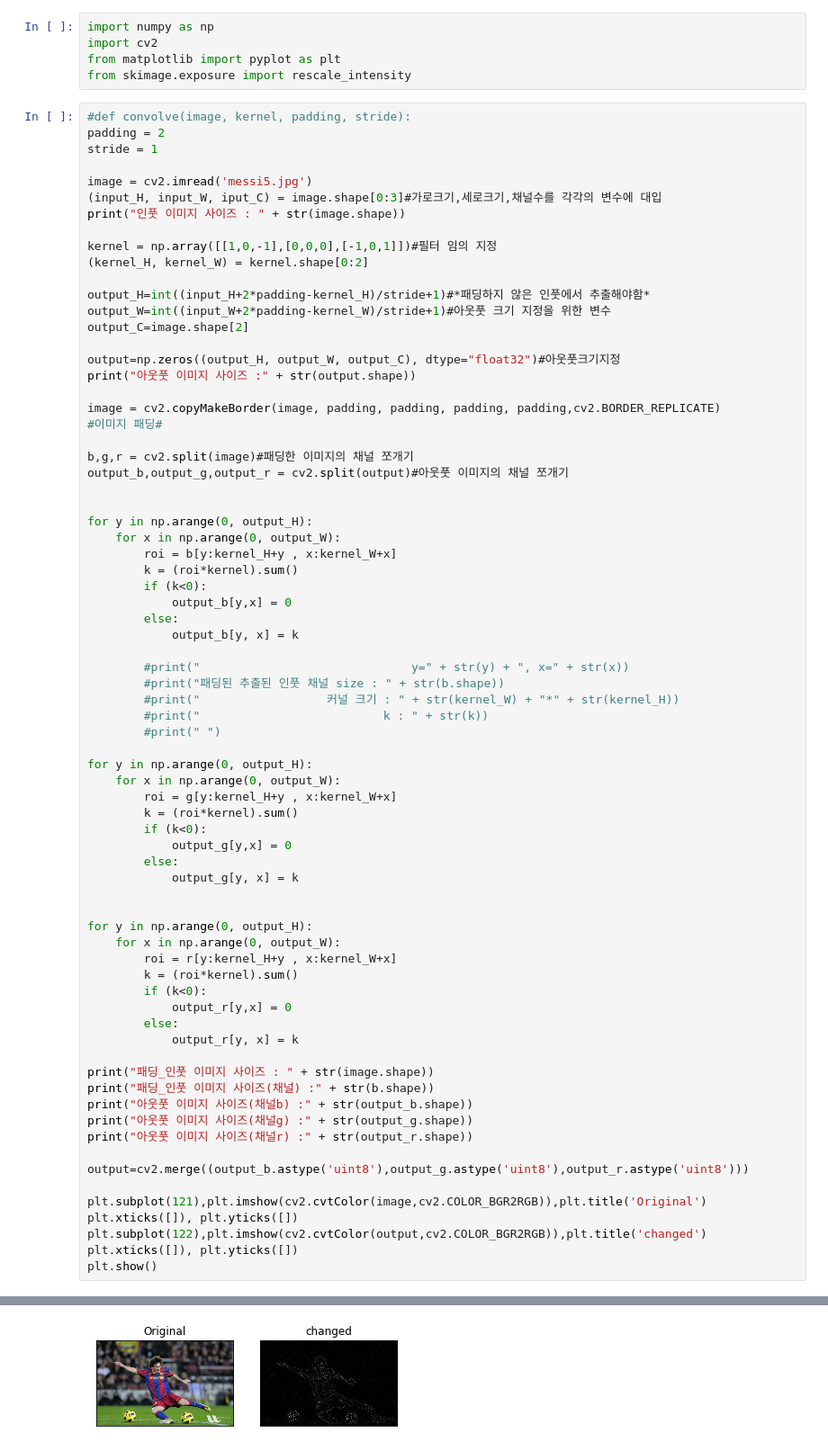
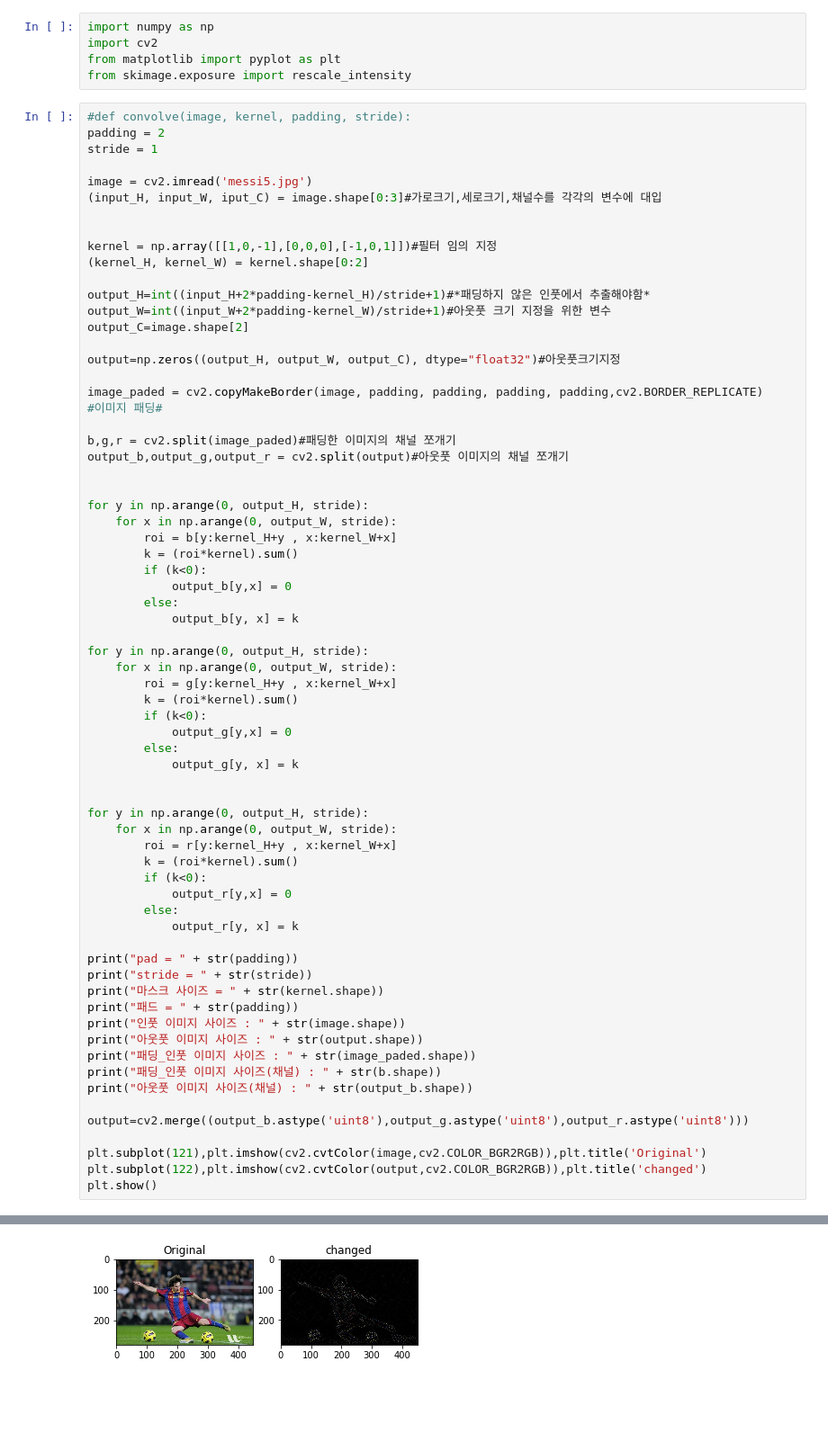
Before and after one commit to junine1210/convolution, a Jupyter notebook: convolution.ipynb, the cells around one changed output, grey strips where cells are left out. Shown: that part at 90% size. Cells and saved outputs as stored; diff of their text form; blank space fills up the shorter version.

Commit message:
stride 추가

```diff
--- a/convolution.ipynb
+++ b/convolution.ipynb
@@ -10,7 +10,7 @@ stride = 1
 
 image = cv2.imread('messi5.jpg')
 (input_H, input_W, iput_C) = image.shape[0:3]#가로크기,세로크기,채널수를 각각의 변수에 대입
-print("인풋 이미지 사이즈 : " + str(image.shape))
+
 
 kernel = np.array([[1,0,-1],[0,0,0],[-1,0,1]])#필터 임의 지정
 (kernel_H, kernel_W) = kernel.shape[0:2]
@@ -20,17 +20,16 @@ output_W=int((input_W+2*padding-kernel_W)/stride+1)#아웃풋 크기 지정을
 output_C=image.shape[2]
 
 output=np.zeros((output_H, output_W, output_C), dtype="float32")#아웃풋크기지정
-print("아웃풋 이미지 사이즈 :" + str(output.shape))
 
-image = cv2.copyMakeBorder(image, padding, padding, padding, padding,cv2.BORDER_REPLICATE)
+image_paded = cv2.copyMakeBorder(image, padding, padding, padding, padding,cv2.BORDER_REPLICATE)
 #이미지 패딩#
 
-b,g,r = cv2.split(image)#패딩한 이미지의 채널 쪼개기
+b,g,r = cv2.split(image_paded)#패딩한 이미지의 채널 쪼개기
 output_b,output_g,output_r = cv2.split(output)#아웃풋 이미지의 채널 쪼개기
 
 
-for y in np.arange(0, output_H):
-    for x in np.arange(0, output_W):
+for y in np.arange(0, output_H, stride):
+    for x in np.arange(0, output_W, stride):
         roi = b[y:kernel_H+y , x:kernel_W+x]
         k = (roi*kernel).sum()
         if (k<0):
@@ -38,14 +37,8 @@ for y in np.arange(0, output_H):
         else:
             output_b[y, x] = k
 
-        #print("                              y=" + str(y) + ", x=" + str(x))
-        #print("패딩된 추출된 인풋 채널 size : " + str(b.shape))
-        #print("                  커널 크기 : " + str(kernel_W) + "*" + str(kernel_H))
-        #print("                          k : " + str(k))
-        #print(" ")
-
-for y in np.arange(0, output_H):
-    for x in np.arange(0, output_W):
+for y in np.arange(0, output_H, stride):
+    for x in np.arange(0, output_W, stride):
         roi = g[y:kernel_H+y , x:kernel_W+x]
         k = (roi*kernel).sum()
         if (k<0):
@@ -54,8 +47,8 @@ for y in np.arange(0, output_H):
             output_g[y, x] = k
 
 
-for y in np.arange(0, output_H):
-    for x in np.arange(0, output_W):
+for y in np.arange(0, output_H, stride):
+    for x in np.arange(0, output_W, stride):
         roi = r[y:kernel_H+y , x:kernel_W+x]
         k = (roi*kernel).sum()
         if (k<0):
@@ -63,17 +56,19 @@ for y in np.arange(0, output_H):
         else:
             output_r[y, x] = k
 
-print("패딩_인풋 이미지 사이즈 : " + str(image.shape))
-print("패딩_인풋 이미지 사이즈(채널) :" + str(b.shape))
-print("아웃풋 이미지 사이즈(채널b) :" + str(output_b.shape))
-print("아웃풋 이미지 사이즈(채널g) :" + str(output_g.shape))
-print("아웃풋 이미지 사이즈(채널r) :" + str(output_r.shape))
+print("pad = " + str(padding))
+print("stride = " + str(stride))
+print("마스크 사이즈 = " + str(kernel.shape))
+print("패드 = " + str(padding))
+print("인풋 이미지 사이즈 : " + str(image.shape))
+print("아웃풋 이미지 사이즈 : " + str(output.shape))
+print("패딩_인풋 이미지 사이즈 : " + str(image_paded.shape))
+print("패딩_인풋 이미지 사이즈(채널) : " + str(b.shape))
+print("아웃풋 이미지 사이즈(채널) : " + str(output_b.shape))
 
 output=cv2.merge((output_b.astype('uint8'),output_g.astype('uint8'),output_r.astype('uint8')))
 
 plt.subplot(121),plt.imshow(cv2.cvtColor(image,cv2.COLOR_BGR2RGB)),plt.title('Original')
-plt.xticks([]), plt.yticks([])
 plt.subplot(122),plt.imshow(cv2.cvtColor(output,cv2.COLOR_BGR2RGB)),plt.title('changed')
-plt.xticks([]), plt.yticks([])
 plt.show()
 # %% [output]
@@ -87 +84 @@ plt.show()
-[figure, old version]
+[figure, new version]
```
Also changed, not shown: parts of 1 cell of this notebook.
